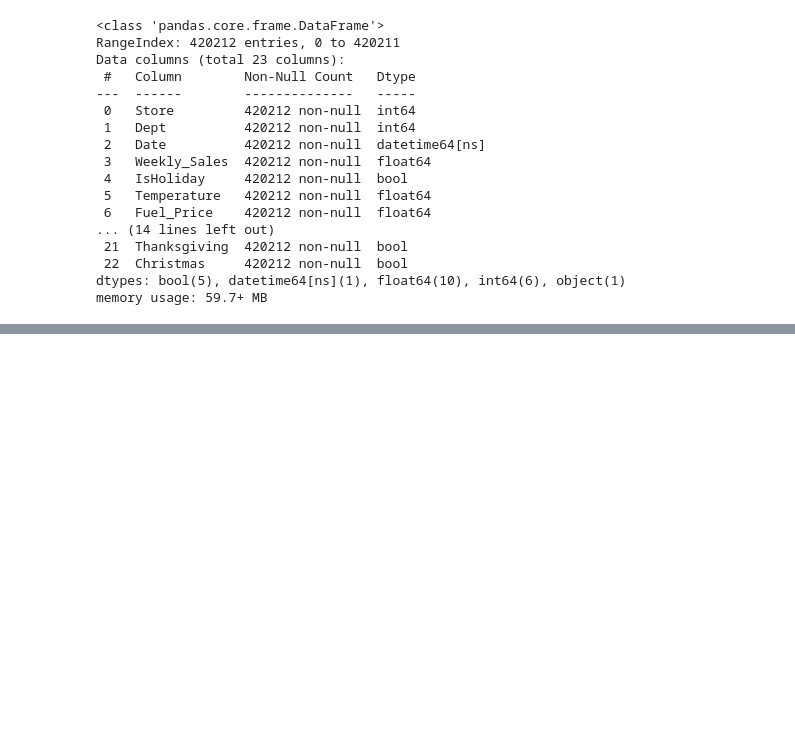
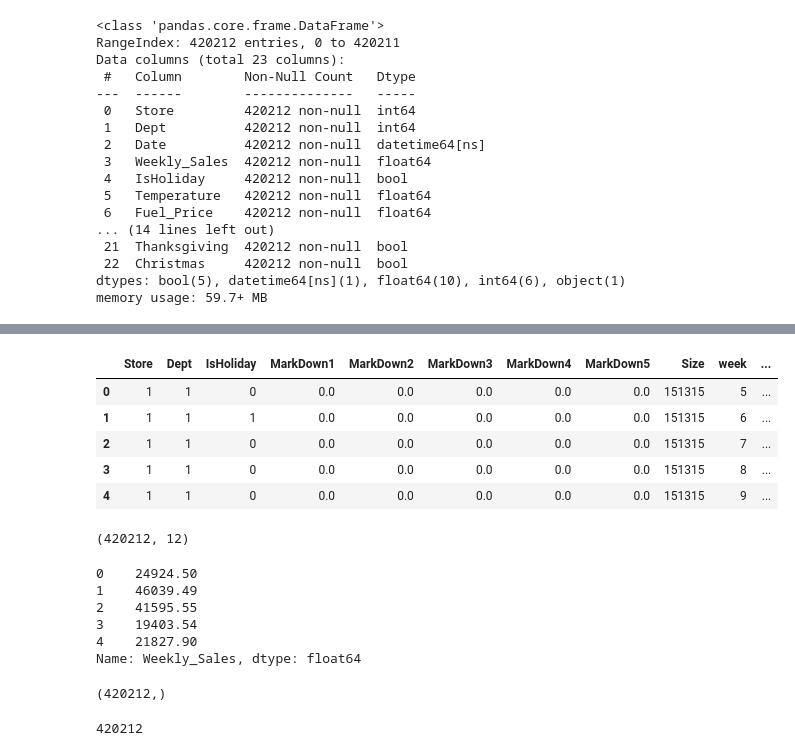
Before and after one commit to rabin20-04/ML-Algorithms, a Jupyter notebook: Retail Sales Forecasting/Retail_Sales_Forecasting_Walmart.ipynb, the cells around one changed output, grey strips where cells are left out. Drawn from its saved outputs; the diff is of its cells as text; code cells hidden in the pictures; blank space fills up the shorter version.

```diff
--- a/Retail Sales Forecasting/Retail_Sales_Forecasting_Walmart.ipynb
+++ b/Retail Sales Forecasting/Retail_Sales_Forecasting_Walmart.ipynb
@@ -818,6 +814,6 @@ df.to_csv("files/cleaned_df.csv")
 # %%
 pd.options.display.max_columns=100
 # %%
-df = pd.read_csv('files/cleaned_df.csv')
+df_cleaned = pd.read_csv('files/cleaned_df.csv')
 # %%
 df.head()
@@ -881,0 +1011,38 @@ memory usage: 59.7+ MB
+# %%
+df=df_cleaned
+# df.drop(columns="Unnamed: 0",axis=1,inplace).head()
+X = df.loc[:, ["Store", "Dept", "IsHoliday", "MarkDown1", "MarkDown2", "MarkDown3", "MarkDown4", "MarkDown5", "Size", "week", "month", "year"]]
+Y=df.loc[:,"Weekly_Sales"]
+# %%
+X["IsHoliday"]=X["IsHoliday"].astype(int)
+# %%
+X.head()
+# %% [output]
+|  | Store | Dept | IsHoliday | MarkDown1 | MarkDown2 | MarkDown3 | MarkDown4 | MarkDown5 | Size | week | ... |
+| 0 | 1 | 1 | 0 | 0.0 | 0.0 | 0.0 | 0.0 | 0.0 | 151315 | 5 | ... |
+| 1 | 1 | 1 | 1 | 0.0 | 0.0 | 0.0 | 0.0 | 0.0 | 151315 | 6 | ... |
+| 2 | 1 | 1 | 0 | 0.0 | 0.0 | 0.0 | 0.0 | 0.0 | 151315 | 7 | ... |
+| 3 | 1 | 1 | 0 | 0.0 | 0.0 | 0.0 | 0.0 | 0.0 | 151315 | 8 | ... |
+| 4 | 1 | 1 | 0 | 0.0 | 0.0 | 0.0 | 0.0 | 0.0 | 151315 | 9 | ... |
+# %%
+X.shape
+# %% [output]
+(420212, 12)
+# %%
+Y.head()
+# %% [output]
+0    24924.50
+1    46039.49
+2    41595.55
+3    19403.54
+4    21827.90
+Name: Weekly_Sales, dtype: float64
+# %%
+
+Y.shape
+# %% [output]
+(420212,)
+# %%
+y_train.shape[0]+y_test.shape[0]
+# %% [output]
+420212
```
Also changed, not shown: parts of 43 cells of this notebook, 3 other files.
